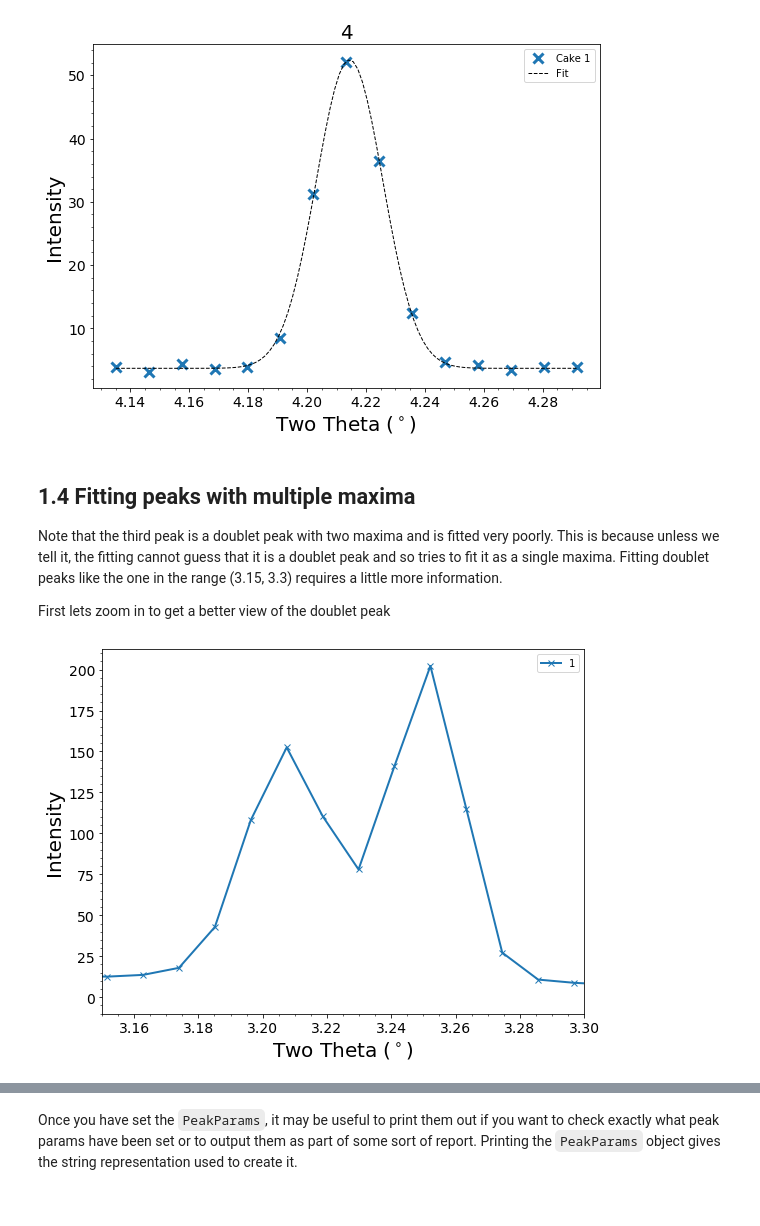
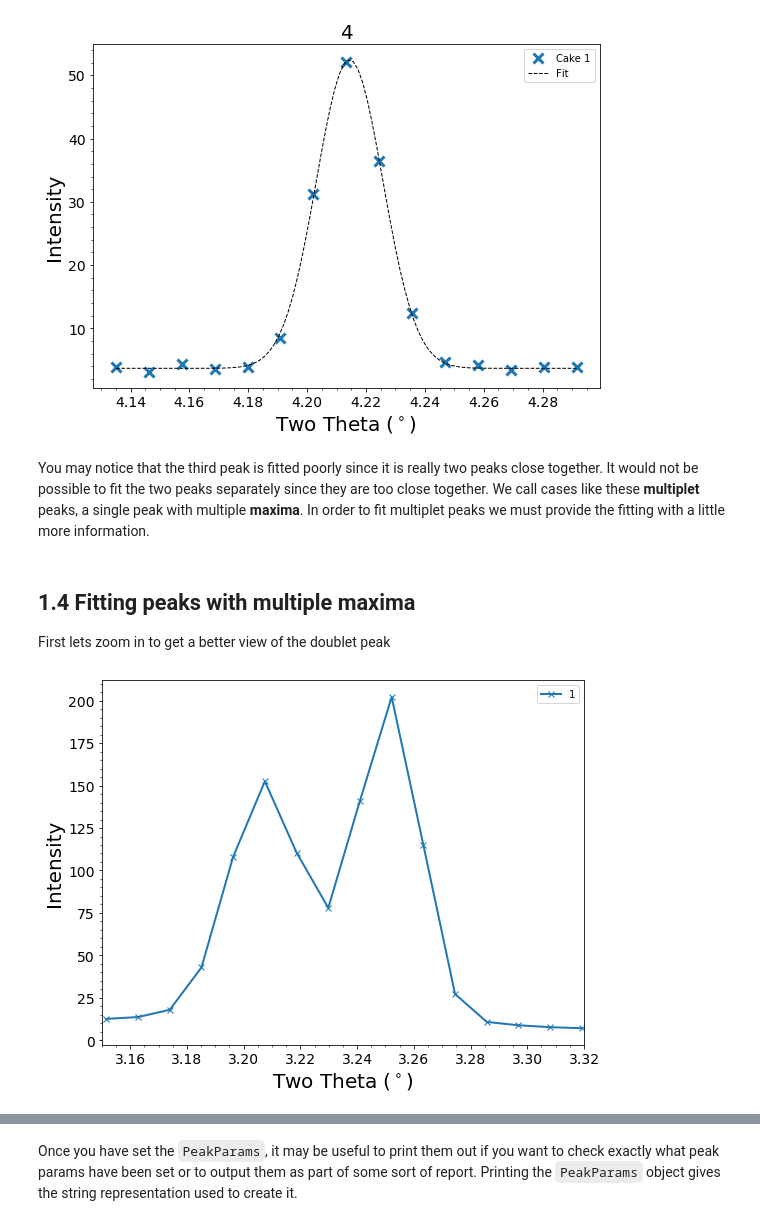
Before and after one commit to LightForm-group/xrdfit, a Jupyter notebook: tutorial notebooks/1 - Basic analysis workflow.ipynb, the cells around one changed output, grey strips where cells are left out. Saved outputs shown, nothing was run; the diff lists cells and outputs as text; code cells hidden in the pictures.

```diff
--- a/tutorial notebooks/1 - Basic analysis workflow.ipynb
+++ b/tutorial notebooks/1 - Basic analysis workflow.ipynb
@@ -149,0 +155,7 @@ on its own using default values.
+# %%
+spectral_data.fit_peaks(PeakParams('3 times FWHM', (2.82, 2.90)), 1)
+spectral_data.get_fit("3 times FWHM").plot(1)
+spectral_data.fit_peaks(PeakParams('8 times FWHM', (2.75, 2.95)), 1)
+spectral_data.get_fit("8 times FWHM").plot(1)
+spectral_data.fit_peaks(PeakParams('20 times FWHM', (2.55, 3.05)), 1)
+spectral_data.get_fit("20 times FWHM").plot(1)
@@ -180,17 +199,16 @@ Fitting complete.
 [figure]
 [figure]
 [figure]
-# %% [markdown]
-## 1.4 Fitting peaks with multiple maxima
-
-Note that the third peak is a doublet peak with two maxima and is fitted very poorly. This is because unless we tell it, the fitting cannot guess that it is a doublet peak and so tries to fit it as a single maxima.
-Fitting doublet peaks like the one in the range (3.15, 3.3) requires a little more information.
-
-First lets zoom in to get a better view of the doublet peak
+# %% [markdown]
+You may notice that the third peak is fitted poorly since it is really two peaks close together. It would not be possible to fit the two peaks separately since they are too close together. We call cases like these **multiplet** peaks, a single peak with multiple **maxima**. In order to fit multiplet peaks we must provide the fitting with a little more information.
+# %% [markdown]
+## 1.4 Fitting peaks with multiple maxima
+
+First lets zoom in to get a better view of the doublet peak
 # %%
-spectral_data.plot(1, (3.15, 3.30), show_points=True)
+spectral_data.plot(1, (3.15, 3.32), show_points=True)
 # %% [output]
-[figure, old version]
+[figure, new version]
 # %% [markdown]
 In order to tell the fitting algorithm to fit two **maxima** in a single peak we need to specify where one peak starts and the other ends. This means providing the `PeakParams` object with information about the position of the maximum for each peak - the **maxima bounds**.
 
```
Also changed, not shown: parts of 22 cells of this notebook, 4 other files.
